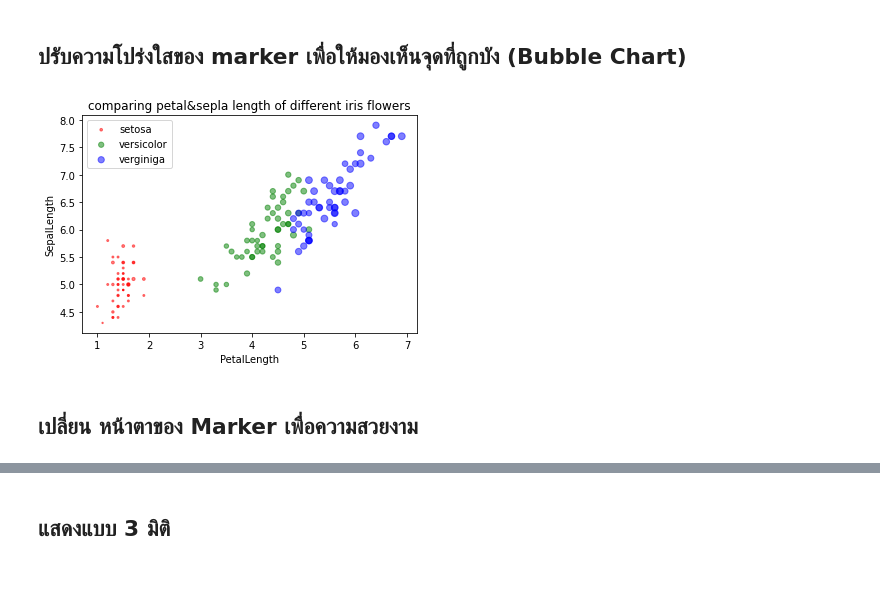
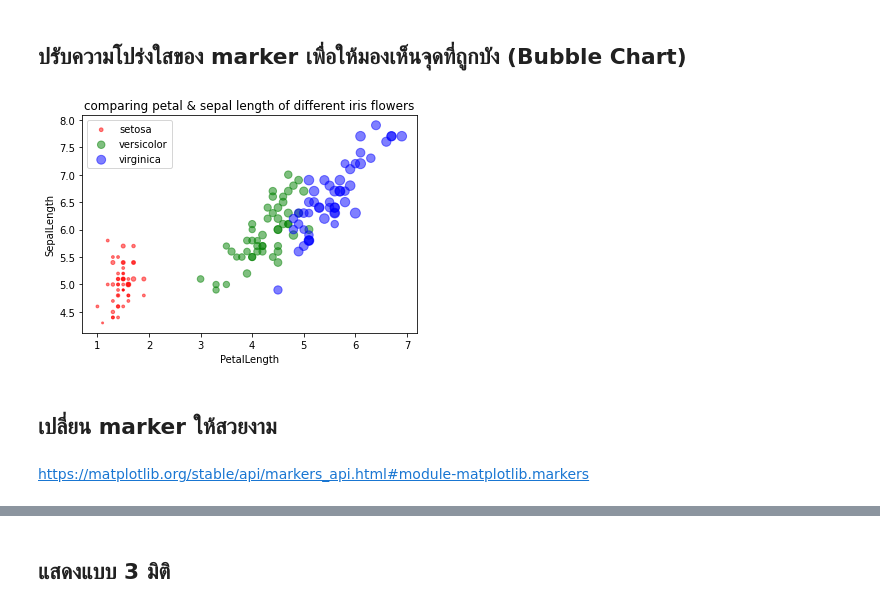
Before and after one commit to Jennapa-colab/data_viz_2022, a Jupyter notebook: DataViz02_Data_Distribution.ipynb, the cells around one changed output, grey strips where cells are left out. Drawn from its saved outputs; the diff is of its cells as text; code cells hidden in the pictures; blank space fills up the shorter version.

```diff
--- a/DataViz02_Data_Distribution.ipynb
+++ b/DataViz02_Data_Distribution.ipynb
@@ -118,14 +123,16 @@ plt.title('comparing petal&sepla length of different iris flowers'); # plt.title
 # %% [markdown]
 ## ปรับความโปร่งใสของ marker เพื่อให้มองเห็นจุดที่ถูกบัง (Bubble Chart)
 # %%
-plt.scatter(df2['PetalLength'][:50],df2['SepalLength'][:50],alpha=0.5,c=df2['Name'][:50],label='setosa',s=20*df2['PetalWidth'][:50]) # [:50] 50 ดอกแรก ตั้งชื่อว่า  setosa # s คือ size ของข้อมูล # alpha ความโปร่งใส
-plt.scatter(df2['PetalLength'][50:100],df2['SepalLength'][50:100],alpha=0.5,c=df2['Name'][50:100],label='versicolor',s=20*df2['PetalWidth'][50:100]) # [50:100] 50 ดอกถัดมา ตั้งชื่อว่า versicolor
-plt.scatter(df2['PetalLength'][100:],df2['SepalLength'][100:],alpha=0.5,c=df2['Name'][100:],label='verginiga',s=20*df2['PetalWidth'][100:]) # [50:100] 50 ดอกถัดมา ตั้งชื่อว่า verginiga
-plt.legend() # อธิบาย marker
-plt.xlabel('PetalLength') # เปลี่ยนชื่อแกน x
-plt.ylabel('SepalLength') # เปลี่ยนชื่อแกน y
-plt.title('comparing petal&sepla length of different iris flowers'); # plt.title  ตั้งชื่อกราฟ
+plt.scatter(df2['PetalLength'][:50],df2['SepalLength'][:50],alpha=0.5 ,c=df2['Name'][:50],label='setosa',s=40*df2['PetalWidth'][:50])  # ปรับความโปรงแสง alpha
+plt.scatter(df2['PetalLength'][50:100],df2['SepalLength'][50:100],alpha=0.5 ,c=df2['Name'][50:100],label='versicolor',s=40*df2['PetalWidth'][50:100]) # ปรับความโปรงแสง alpha
+plt.scatter(df2['PetalLength'][100:],df2['SepalLength'][100:],alpha=0.5 ,c=df2['Name'][100:],label='virginica',s=40*df2['PetalWidth'][100:]) # ปรับความโปรงแสง alpha
+plt.legend()
+plt.xlabel('PetalLength')  # ชื่อแกน X
+plt.ylabel('SepalLength') # ชื่อแกน Y
+plt.title('comparing petal & sepal length of different iris flowers'); # ระบุชื่อกราฟ
 # %% [output]
-[figure, old version]
+[figure, new version]
-# %% [markdown]
-## เปลี่ยน หน้าตาของ Marker เพื่อความสวยงาม
+# %% [markdown]
+## เปลี่ยน marker ให้สวยงาม
+# %% [markdown]
+https://matplotlib.org/stable/api/markers_api.html#module-matplotlib.markers
```
Also changed, not shown: parts of 50 cells of this notebook.
